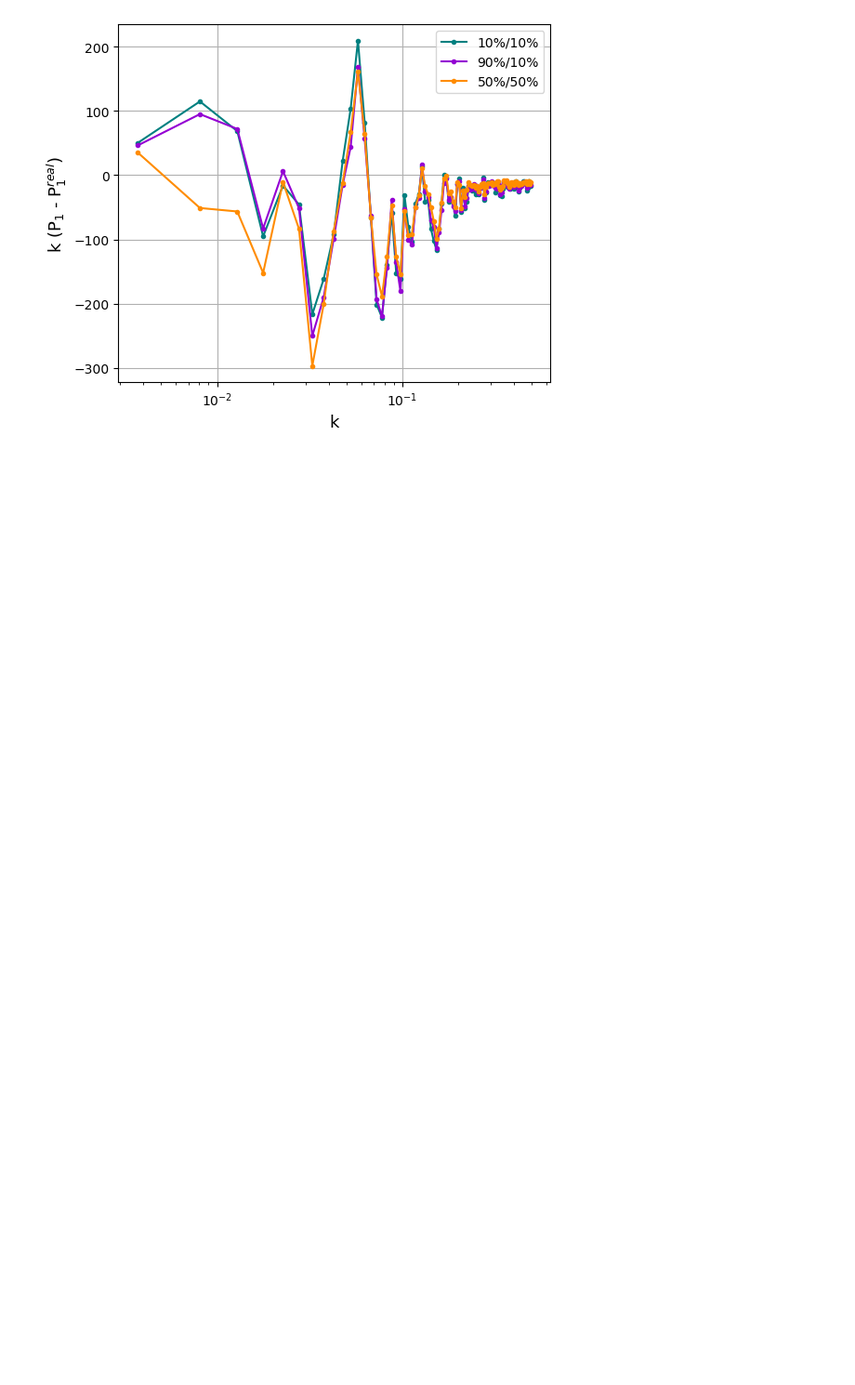
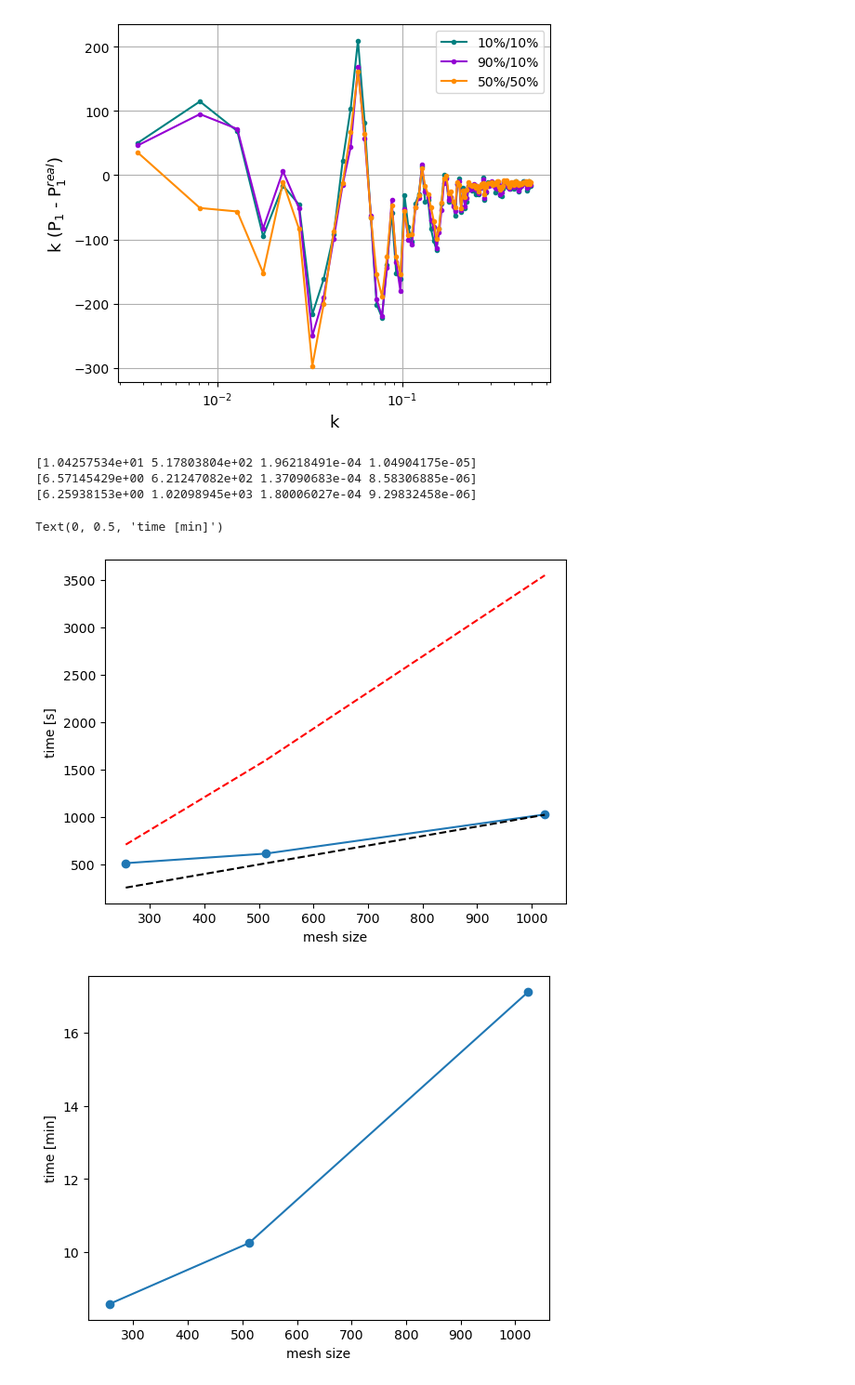
Before and after one commit to JadePiat/Relativistic_effects, a Jupyter notebook: power_spectrum.ipynb, the cells around one changed output. Shown at 93% size. Drawn from its saved outputs; the diff is of its cells as text; code cells hidden in the pictures; blank space fills up the shorter version.

```diff
--- a/power_spectrum.ipynb
+++ b/power_spectrum.ipynb
@@ -81,3 +80,33 @@ plt.grid()
 plt.legend();
 # %% [output]
 [figure]
+# %%
+n = np.array([256,512,1024])
+time = np.array([514.1038117408752, 614.3950424194336, 1027.4733307361603])
+
+time256 = np.diff([1713914994.4848666, 1713915004.91062, 1713915522.7144237, 1713915522.7146199, 1713915522.7146304])
+time512 = np.diff([1713915522.7362378, 1713915529.307692, 1713916150.5547743, 1713916150.5549114, 1713916150.55492])
+time51024 = np.diff([1713916150.577391, 1713916156.8367724, 1713917177.826219, 1713917177.826399, 1713917177.8264084])
+
+print(time256)
+print(time512)
+print(time51024)
+
+plt.figure()
+plt.plot(n,time,marker='o')
+plt.plot(n,n,'k--')
+plt.plot(n,0.5*n*np.log(n),'r--')
+plt.xlabel('mesh size')
+plt.ylabel('time [s]')
+
+plt.figure()
+plt.plot(n,time/60,marker='o')
+plt.xlabel('mesh size')
+plt.ylabel('time [min]')
+# %% [output]
+[1.04257534e+01 5.17803804e+02 1.96218491e-04 1.04904175e-05]
+[6.57145429e+00 6.21247082e+02 1.37090683e-04 8.58306885e-06]
+[6.25938153e+00 1.02098945e+03 1.80006027e-04 9.29832458e-06]
+Text(0, 0.5, 'time [min]')
+[figure, added]
+[figure, added]
```
Also changed, not shown: parts of 1 cell of this notebook, 2 other files.
